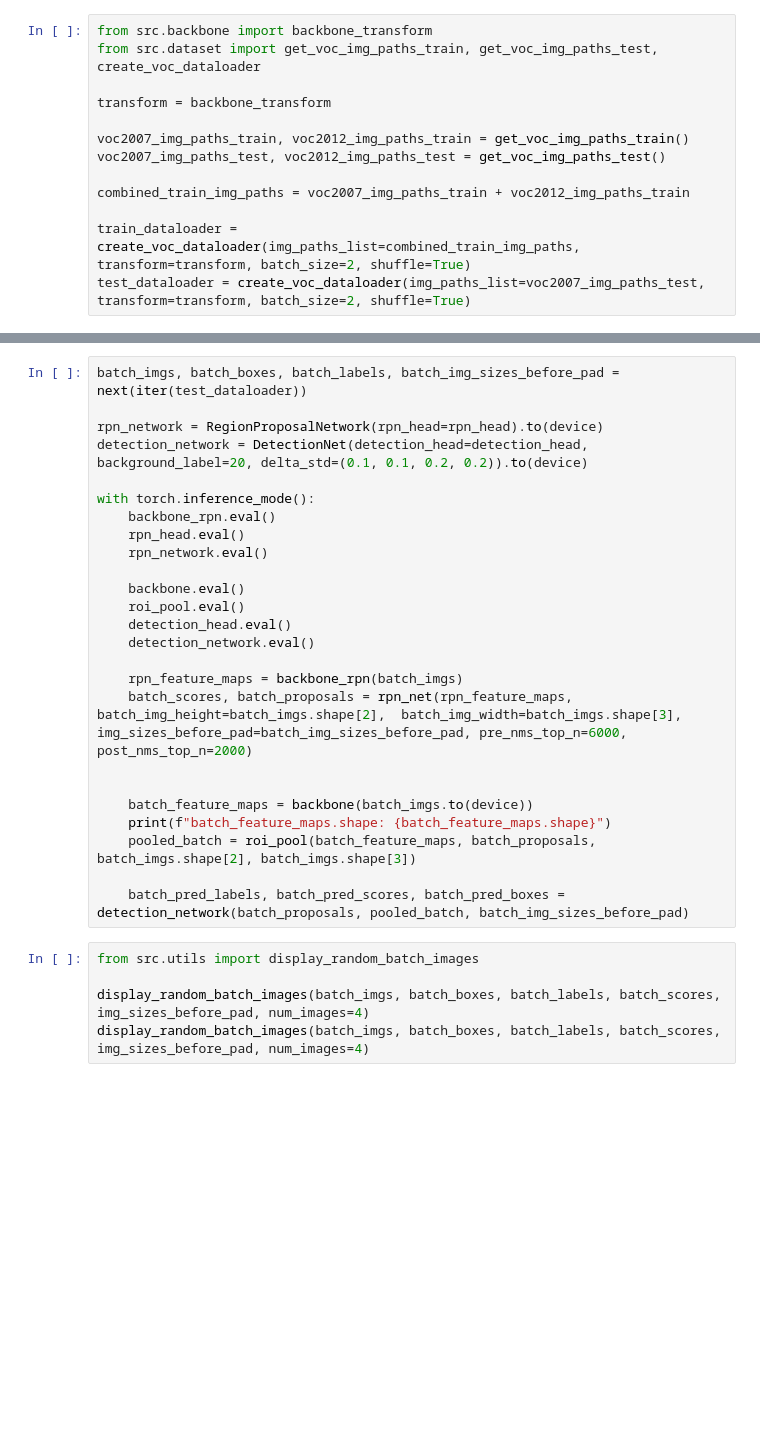
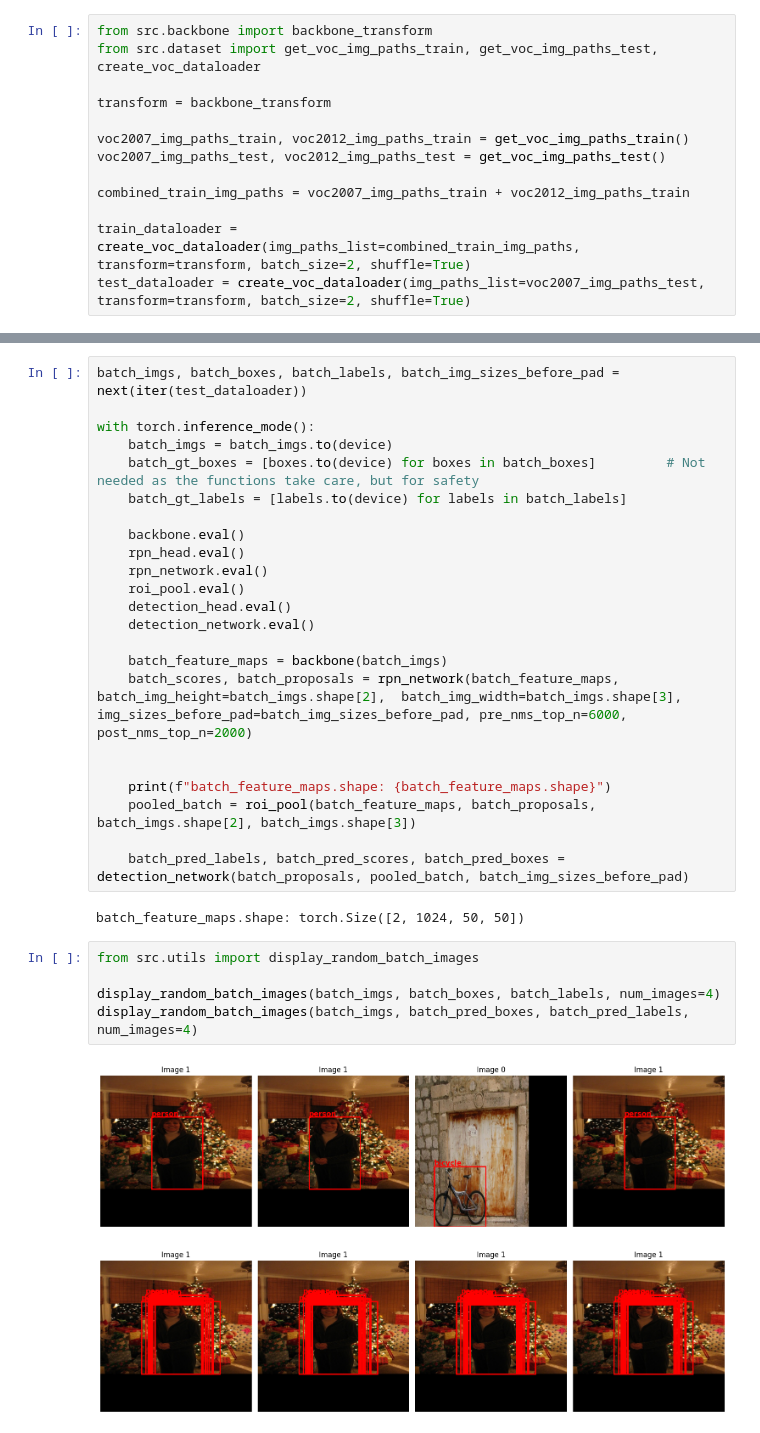
Before and after one commit to 0Curious0/faster-rcnn-resnet-pytorch, a Jupyter notebook: notebooks/test_detection_net.ipynb, the cells around one changed output, grey strips where cells are left out. Cells and saved outputs as stored; diff of their text form; blank space fills up the shorter version.

```diff
--- a/notebooks/test_detection_net.ipynb
+++ b/notebooks/test_detection_net.ipynb
@@ -111,30 +157,33 @@ else:
 # %%
 batch_imgs, batch_boxes, batch_labels, batch_img_sizes_before_pad = next(iter(test_dataloader))
 
-rpn_network = RegionProposalNetwork(rpn_head=rpn_head).to(device)
-detection_network = DetectionNet(detection_head=detection_head, background_label=20, delta_std=(0.1, 0.1, 0.2, 0.2)).to(device)
+with torch.inference_mode():
+    batch_imgs = batch_imgs.to(device)
+    batch_gt_boxes = [boxes.to(device) for boxes in batch_boxes]         # Not needed as the functions take care, but for safety
+    batch_gt_labels = [labels.to(device) for labels in batch_labels]
 
-with torch.inference_mode():
-    backbone_rpn.eval()
+    backbone.eval()
     rpn_head.eval()
     rpn_network.eval()
-
-    backbone.eval()
     roi_pool.eval()
     detection_head.eval()
     detection_network.eval()
 
-    rpn_feature_maps = backbone_rpn(batch_imgs)
-    batch_scores, batch_proposals = rpn_net(rpn_feature_maps, batch_img_height=batch_imgs.shape[2],  batch_img_width=batch_imgs.shape[3], img_sizes_before_pad=batch_img_sizes_before_pad, pre_nms_top_n=6000, post_nms_top_n=2000)
+    batch_feature_maps = backbone(batch_imgs)
+    batch_scores, batch_proposals = rpn_network(batch_feature_maps, batch_img_height=batch_imgs.shape[2],  batch_img_width=batch_imgs.shape[3], img_sizes_before_pad=batch_img_sizes_before_pad, pre_nms_top_n=6000, post_nms_top_n=2000)
 
 
-    batch_feature_maps = backbone(batch_imgs.to(device))
     print(f"batch_feature_maps.shape: {batch_feature_maps.shape}")
     pooled_batch = roi_pool(batch_feature_maps, batch_proposals, batch_imgs.shape[2], batch_imgs.shape[3])
 
     batch_pred_labels, batch_pred_scores, batch_pred_boxes = detection_network(batch_proposals, pooled_batch, batch_img_sizes_before_pad)
+# %% [output]
+batch_feature_maps.shape: torch.Size([2, 1024, 50, 50])
 # %%
 from src.utils import display_random_batch_images
 
-display_random_batch_images(batch_imgs, batch_boxes, batch_labels, batch_scores, img_sizes_before_pad, num_images=4)
-display_random_batch_images(batch_imgs, batch_boxes, batch_labels, batch_scores, img_sizes_before_pad, num_images=4)
+display_random_batch_images(batch_imgs, batch_boxes, batch_labels, num_images=4)
+display_random_batch_images(batch_imgs, batch_pred_boxes, batch_pred_labels, num_images=4)
+# %% [output]
+[figure, added]
+[figure, added]
```
Also changed, not shown: parts of 6 cells of this notebook, 3 other files.
